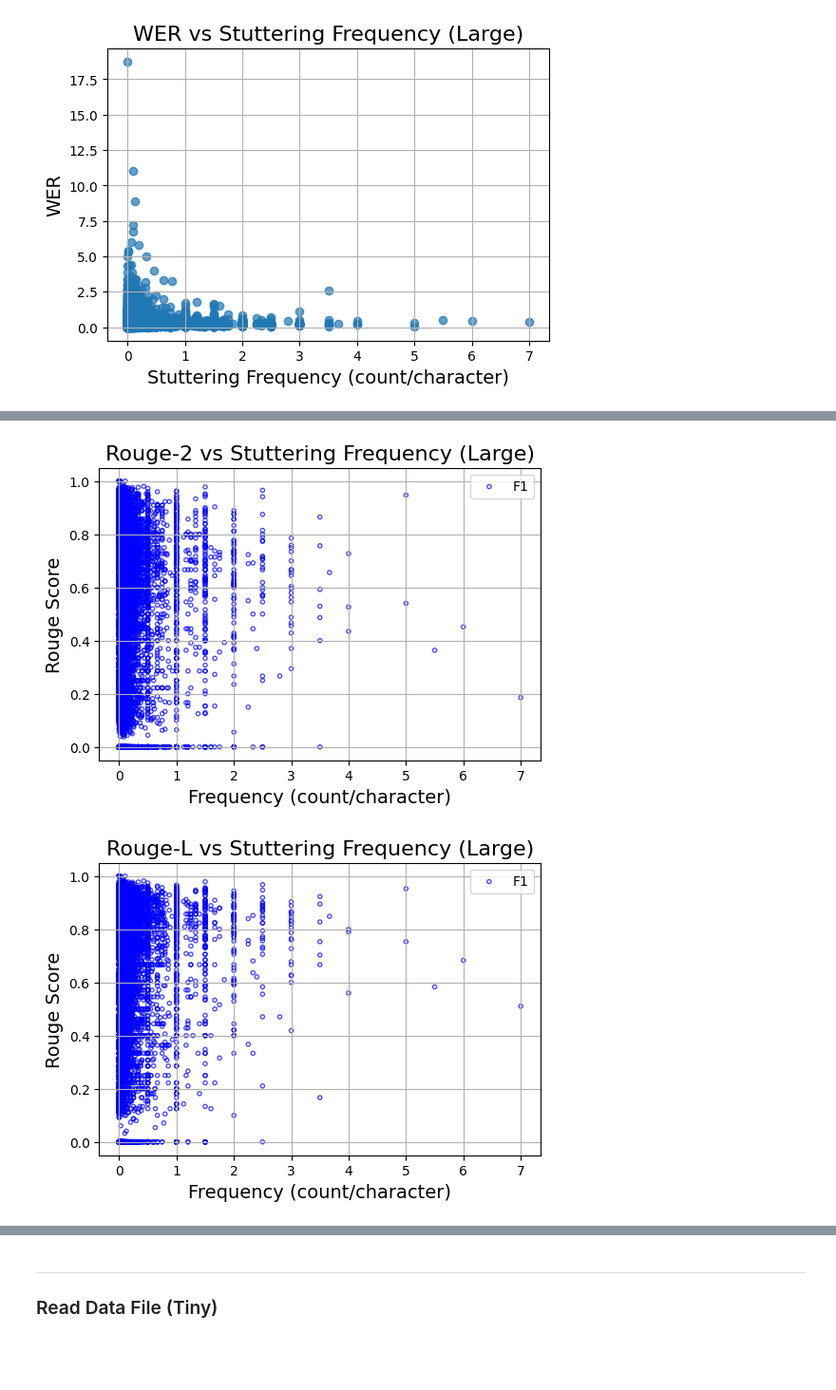
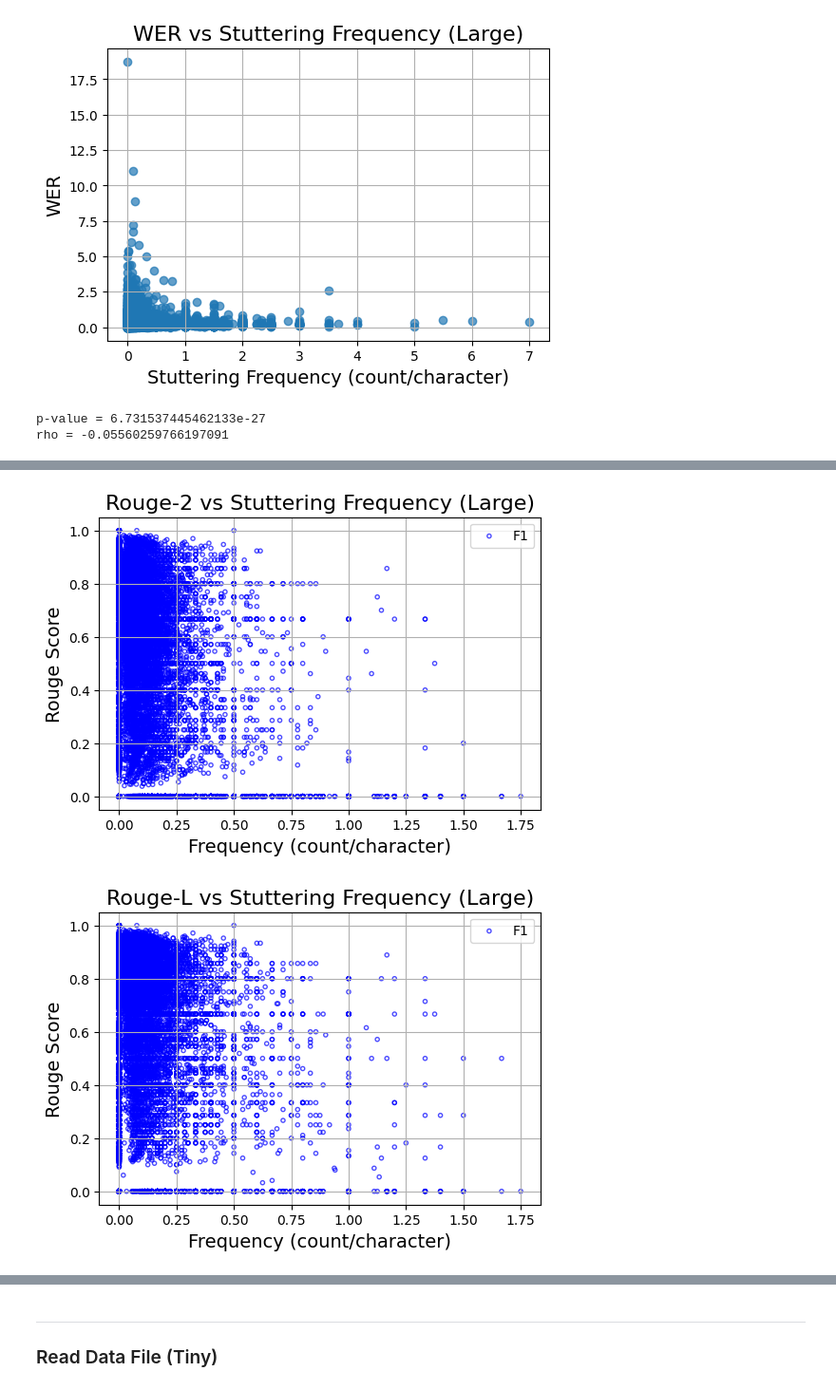
Before and after one commit to BU-Spark/ml-aimpower-stuttered-speech, a Jupyter notebook: fall2024/PoC/evaluation-whisper/whisper-freq-eval.ipynb, the cells around one changed output, grey strips where cells are left out. Shown at 95% size. Drawn from its saved outputs; the diff is of its cells as text; code cells hidden in the pictures; blank space fills up the shorter version.

```diff
--- a/fall2024/PoC/evaluation-whisper/whisper-freq-eval.ipynb
+++ b/fall2024/PoC/evaluation-whisper/whisper-freq-eval.ipynb
@@ -41,3 +41,6 @@ net_aigenerated_data_whisper_large.to_csv('net_aigenerated_data_whisper_large_pe
 # net_aigenerated_data_whisper_large
 # %% [markdown]
 ## Visualization (Large)
+# %%
+## Read file
+net_aigenerated_data_whisper_large = pd.read_csv("net_aigenerated_data_whisper_large_performance_stu.csv", sep=",", index_col=0)
@@ -198,11 +248,19 @@ plt.grid(True)
 plt.show()
 # %% [output]
 [figure]
+# %%
+from scipy.stats import spearmanr
+rho, p = spearmanr(net_aigenerated_data_whisper_large.dropna()['Freq_CharCount'], net_aigenerated_data_whisper_large.dropna()['WER'])
+print(f"p-value = {p}")
+print(f"rho = {rho}")
+# %% [output]
+p-value = 6.731537445462133e-27
+rho = -0.05560259766197091
 # %%
 plt.figure(figsize=(6, 4))
 # plt.scatter(
 #     net_aigenerated_data_whisper_large["Freq_Duration"],
-#     net_aigenerated_data_whisper_large["rouge1-precision"],
+#     net_aigenerated_data_whisper_large["stu-rouge1-precision"],
 #     facecolors="none", edgecolors='r',
 #     label="Precision",
 #     marker="8",
@@ -211,7 +269,7 @@ plt.figure(figsize=(6, 4))
 
 # plt.scatter(
 #     net_aigenerated_data_whisper_large["Freq_Duration"],
-#     net_aigenerated_data_whisper_large["rouge1-recall"],
+#     net_aigenerated_data_whisper_large["stu-rouge1-recall"],
 #     facecolors="none", edgecolors='g',
 #     label="Recall",
 #     marker="^",
@@ -220,7 +278,7 @@ plt.figure(figsize=(6, 4))
 
 plt.scatter(
     net_aigenerated_data_whisper_large["Freq_CharCount"],
-    net_aigenerated_data_whisper_large["rouge1-f1"],
+    net_aigenerated_data_whisper_large["stu-rouge1-f1"],
     facecolors="none", edgecolors='b',
     label="F1",
     marker=".",
@@ -244,7 +302,7 @@ plt.show()
 plt.figure(figsize=(6, 4))
 # plt.scatter(
 #     net_aigenerated_data_whisper_large["Freq_Duration"],
-#     net_aigenerated_data_whisper_large["rouge1-precision"],
+#     net_aigenerated_data_whisper_large["stu-rouge2-precision"],
 #     facecolors="none", edgecolors='r',
 #     label="Precision",
 #     marker="8",
@@ -253,7 +311,7 @@ plt.figure(figsize=(6, 4))
 
 # plt.scatter(
 #     net_aigenerated_data_whisper_large["Freq_Duration"],
-#     net_aigenerated_data_whisper_large["rouge1-recall"],
+#     net_aigenerated_data_whisper_large["stu-rouge2-recall"],
 #     facecolors="none", edgecolors='g',
 #     label="Recall",
 #     marker="^",
@@ -262,7 +320,7 @@ plt.figure(figsize=(6, 4))
 
 plt.scatter(
     net_aigenerated_data_whisper_large["Freq_CharCount"],
-    net_aigenerated_data_whisper_large["rouge2-f1"],
+    net_aigenerated_data_whisper_large["stu-rouge2-f1"],
     facecolors="none", edgecolors='b',
     label="F1",
     marker=".",
@@ -286,7 +344,7 @@ plt.show()
 plt.figure(figsize=(6, 4))
 # plt.scatter(
 #     net_aigenerated_data_whisper_large["Freq_Duration"],
-#     net_aigenerated_data_whisper_large["rouge1-precision"],
+#     net_aigenerated_data_whisper_large["stu-rougel-precision"],
 #     facecolors="none", edgecolors='r',
 #     label="Precision",
 #     marker="8",
@@ -295,7 +353,7 @@ plt.figure(figsize=(6, 4))
 
 # plt.scatter(
 #     net_aigenerated_data_whisper_large["Freq_Duration"],
-#     net_aigenerated_data_whisper_large["rouge1-recall"],
+#     net_aigenerated_data_whisper_large["stu-rougel-recall"],
 #     facecolors="none", edgecolors='g',
 #     label="Recall",
 #     marker="^",
@@ -304,7 +362,7 @@ plt.figure(figsize=(6, 4))
 
 plt.scatter(
     net_aigenerated_data_whisper_large["Freq_CharCount"],
-    net_aigenerated_data_whisper_large["rougel-f1"],
+    net_aigenerated_data_whisper_large["stu-rougel-f1"],
     facecolors="none", edgecolors='b',
     label="F1",
     marker=".",
@@ -322,2 +380,2 @@ plt.show()
-[figure, old version]
+[figure, new version]
-[figure, old version]
+[figure, new version]
```
Also changed, not shown: parts of 19 cells of this notebook, 35 other files.
